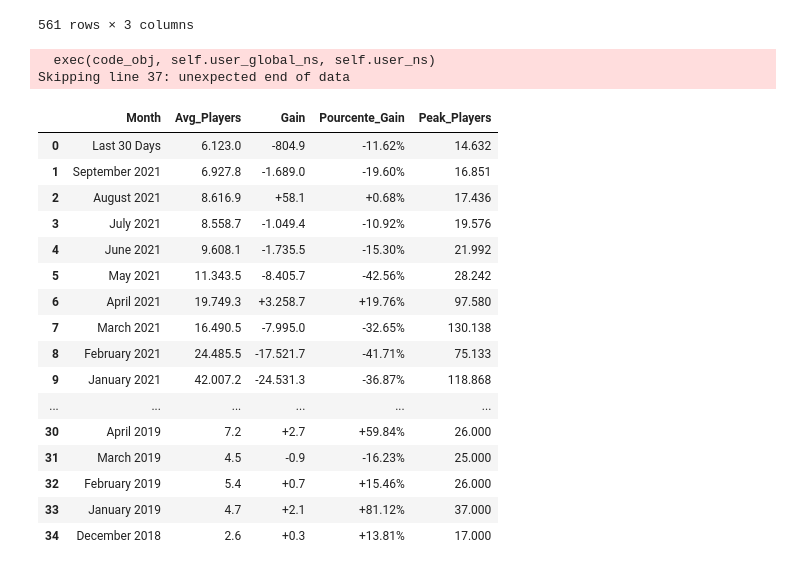
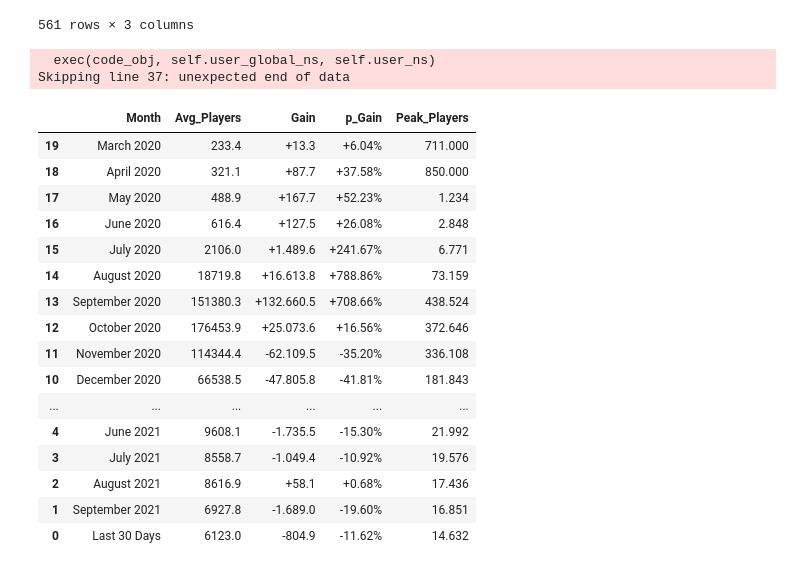
Before and after one commit to TenKaiMass/DataAnalys, a Jupyter notebook: projet.ipynb, the cells around one changed output. Saved outputs shown, nothing was run; the diff lists cells and outputs as text; code cells hidden in the pictures.

```diff
--- a/projet.ipynb
+++ b/projet.ipynb
@@ -107,24 +107,30 @@ if os.stat("amongBisData.csv").st_size == 0:
 # %%
+#Cree le dataframe among
 data_among = pd.read_csv('amongBisData.csv',error_bad_lines=False, engine="python")
+#Petite conversion
 data_among['Peak_Players'] =data_among['Peak_Players'].astype(float)
-data_among
+data_among['Avg_Players'] =data_among['Avg_Players'].astype(float)
+
+#On met dans l'ordre croissant
+data_filter_among = data_among.iloc[19::-1]
+data_filter_among
 # %% [output]
   exec(code_obj, self.user_global_ns, self.user_ns)
 Skipping line 37: unexpected end of data
-|  | Month | Avg_Players | Gain | Pourcente_Gain | Peak_Players |
-| 0 | Last 30 Days | 6.123.0 | -804.9 | -11.62% | 14.632 |
-| 1 | September 2021 | 6.927.8 | -1.689.0 | -19.60% | 16.851 |
-| 2 | August 2021 | 8.616.9 | +58.1 | +0.68% | 17.436 |
-| 3 | July 2021 | 8.558.7 | -1.049.4 | -10.92% | 19.576 |
-| 4 | June 2021 | 9.608.1 | -1.735.5 | -15.30% | 21.992 |
-| 5 | May 2021 | 11.343.5 | -8.405.7 | -42.56% | 28.242 |
-| 6 | April 2021 | 19.749.3 | +3.258.7 | +19.76% | 97.580 |
-| 7 | March 2021 | 16.490.5 | -7.995.0 | -32.65% | 130.138 |
-| 8 | February 2021 | 24.485.5 | -17.521.7 | -41.71% | 75.133 |
-| 9 | January 2021 | 42.007.2 | -24.531.3 | -36.87% | 118.868 |
+|  | Month | Avg_Players | Gain | p_Gain | Peak_Players |
+| 19 | March 2020 | 233.4 | +13.3 | +6.04% | 711.000 |
+| 18 | April 2020 | 321.1 | +87.7 | +37.58% | 850.000 |
+| 17 | May 2020 | 488.9 | +167.7 | +52.23% | 1.234 |
+| 16 | June 2020 | 616.4 | +127.5 | +26.08% | 2.848 |
+| 15 | July 2020 | 2106.0 | +1.489.6 | +241.67% | 6.771 |
+| 14 | August 2020 | 18719.8 | +16.613.8 | +788.86% | 73.159 |
+| 13 | September 2020 | 151380.3 | +132.660.5 | +708.66% | 438.524 |
+| 12 | October 2020 | 176453.9 | +25.073.6 | +16.56% | 372.646 |
+| 11 | November 2020 | 114344.4 | -62.109.5 | -35.20% | 336.108 |
+| 10 | December 2020 | 66538.5 | -47.805.8 | -41.81% | 181.843 |
 | ... | ... | ... | ... | ... | ... |
-| 30 | April 2019 | 7.2 | +2.7 | +59.84% | 26.000 |
-| 31 | March 2019 | 4.5 | -0.9 | -16.23% | 25.000 |
-| 32 | February 2019 | 5.4 | +0.7 | +15.46% | 26.000 |
-| 33 | January 2019 | 4.7 | +2.1 | +81.12% | 37.000 |
-| 34 | December 2018 | 2.6 | +0.3 | +13.81% | 17.000 |
+| 4 | June 2021 | 9608.1 | -1.735.5 | -15.30% | 21.992 |
+| 3 | July 2021 | 8558.7 | -1.049.4 | -10.92% | 19.576 |
+| 2 | August 2021 | 8616.9 | +58.1 | +0.68% | 17.436 |
+| 1 | September 2021 | 6927.8 | -1.689.0 | -19.60% | 16.851 |
+| 0 | Last 30 Days | 6123.0 | -804.9 | -11.62% | 14.632 |
```
Also changed, not shown: parts of 11 cells of this notebook, 4 other files.
